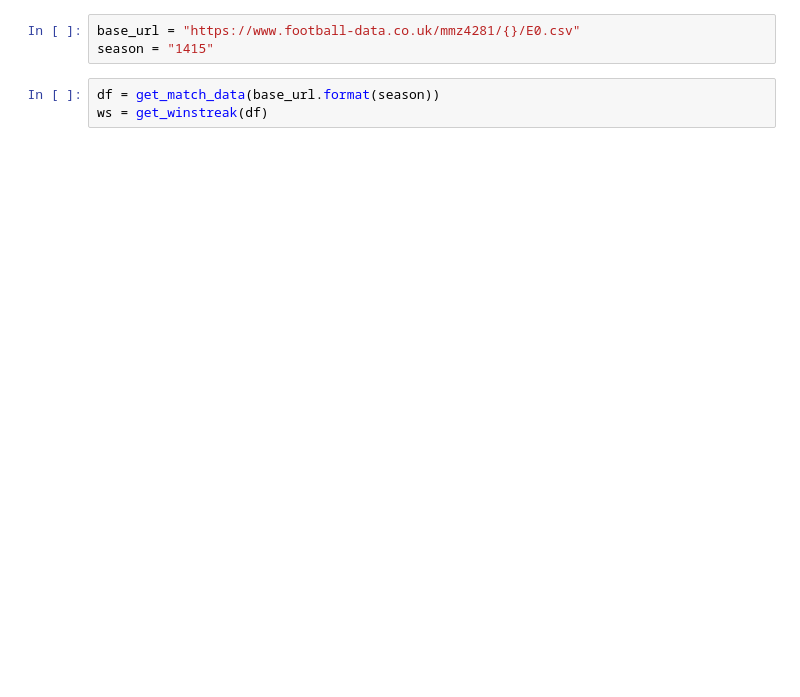
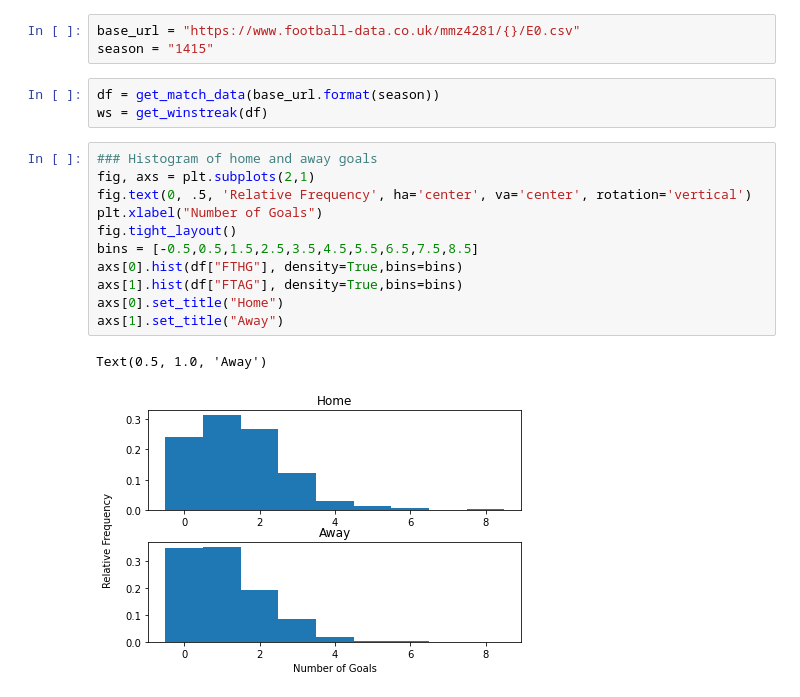
Before and after one commit to lanele73/apm348-project, a Jupyter notebook: analysis.ipynb, the cells around one changed output. Drawn from its saved outputs; the diff is of its cells as text; blank space fills up the shorter version.

Commit message:
Frequency plots

```diff
--- a/analysis.ipynb
+++ b/analysis.ipynb
@@ -10,6 +11,20 @@ season = "1415"
 # %%
 df = get_match_data(base_url.format(season))
 ws = get_winstreak(df)
+# %%
+### Histogram of home and away goals
+fig, axs = plt.subplots(2,1)
+fig.text(0, .5, 'Relative Frequency', ha='center', va='center', rotation='vertical')
+plt.xlabel("Number of Goals")
+fig.tight_layout()
+bins = [-0.5,0.5,1.5,2.5,3.5,4.5,5.5,6.5,7.5,8.5]
+axs[0].hist(df["FTHG"], density=True,bins=bins)
+axs[1].hist(df["FTAG"], density=True,bins=bins)
+axs[0].set_title("Home")
+axs[1].set_title("Away")
+# %% [output]
+Text(0.5, 1.0, 'Away')
+[figure, added]
 # %%
 ### Gradient descent / NO MOMENTUM
 
```
Also changed, not shown: parts of 4 cells of this notebook.
